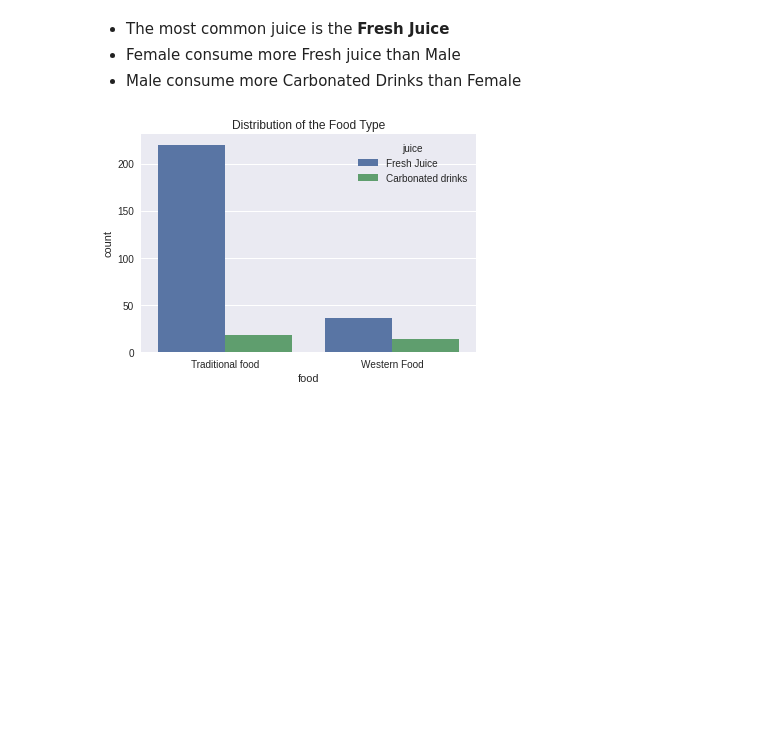
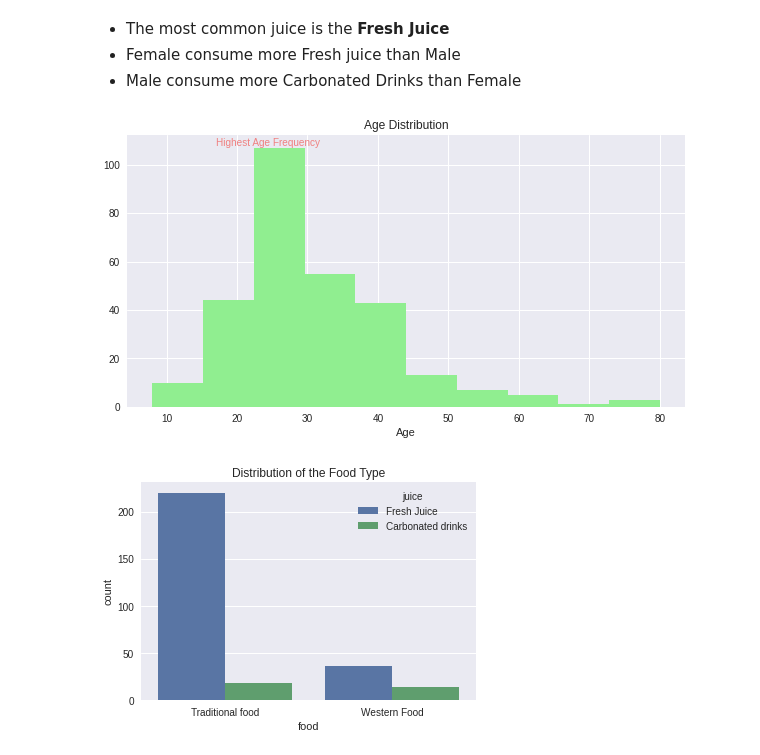
Before and after one commit to drizedunn/Food-Preference, a Jupyter notebook: food_preference.ipynb, the cells around one changed output. Saved outputs shown, nothing was run; the diff lists cells and outputs as text; code cells hidden in the pictures; blank space fills up the shorter version.

Commit message:
exploratory data analysis

```diff
--- a/food_preference.ipynb
+++ b/food_preference.ipynb
@@ -127,6 +129,15 @@ plt.plot()
 - The most common juice is the **Fresh Juice**
 - Female consume more Fresh juice than Male
 - Male consume more Carbonated Drinks than Female
+# %%
+plt.figure(figsize = (10, 5))
+plt.text(17, 108, 'Highest Age Frequency', color = 'lightcoral')
+plt.hist(data['age'], color = 'lightgreen')
+plt.title('Age Distribution')
+plt.xlabel('Age')
+plt.show()
+# %% [output]
+[figure, added]
 # %%
 sns.countplot(data['food'], hue = data['juice']).set_title('Distribution of the Food Type')
 plt.show()
```
Also changed, not shown: parts of 2 cells of this notebook.
